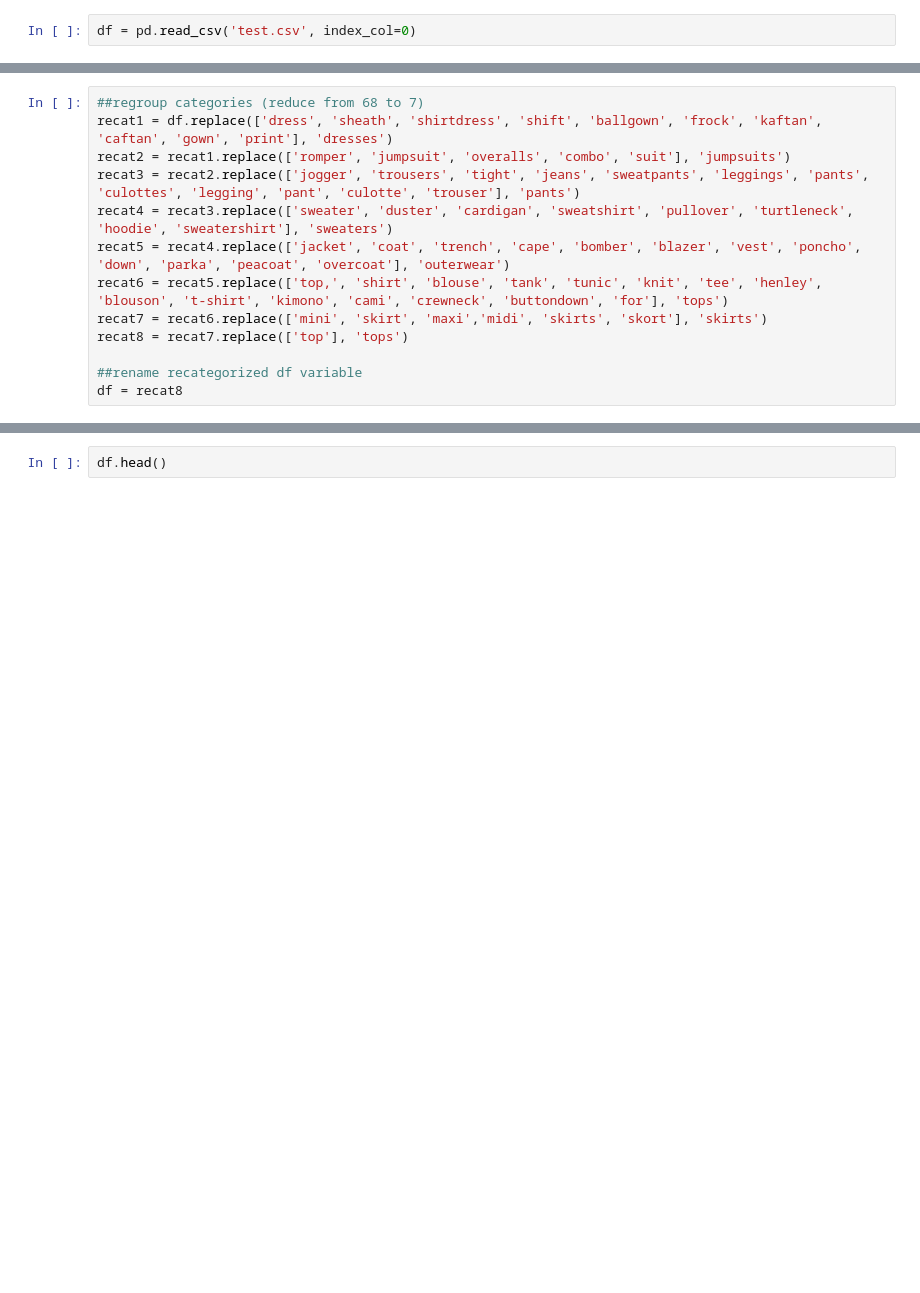
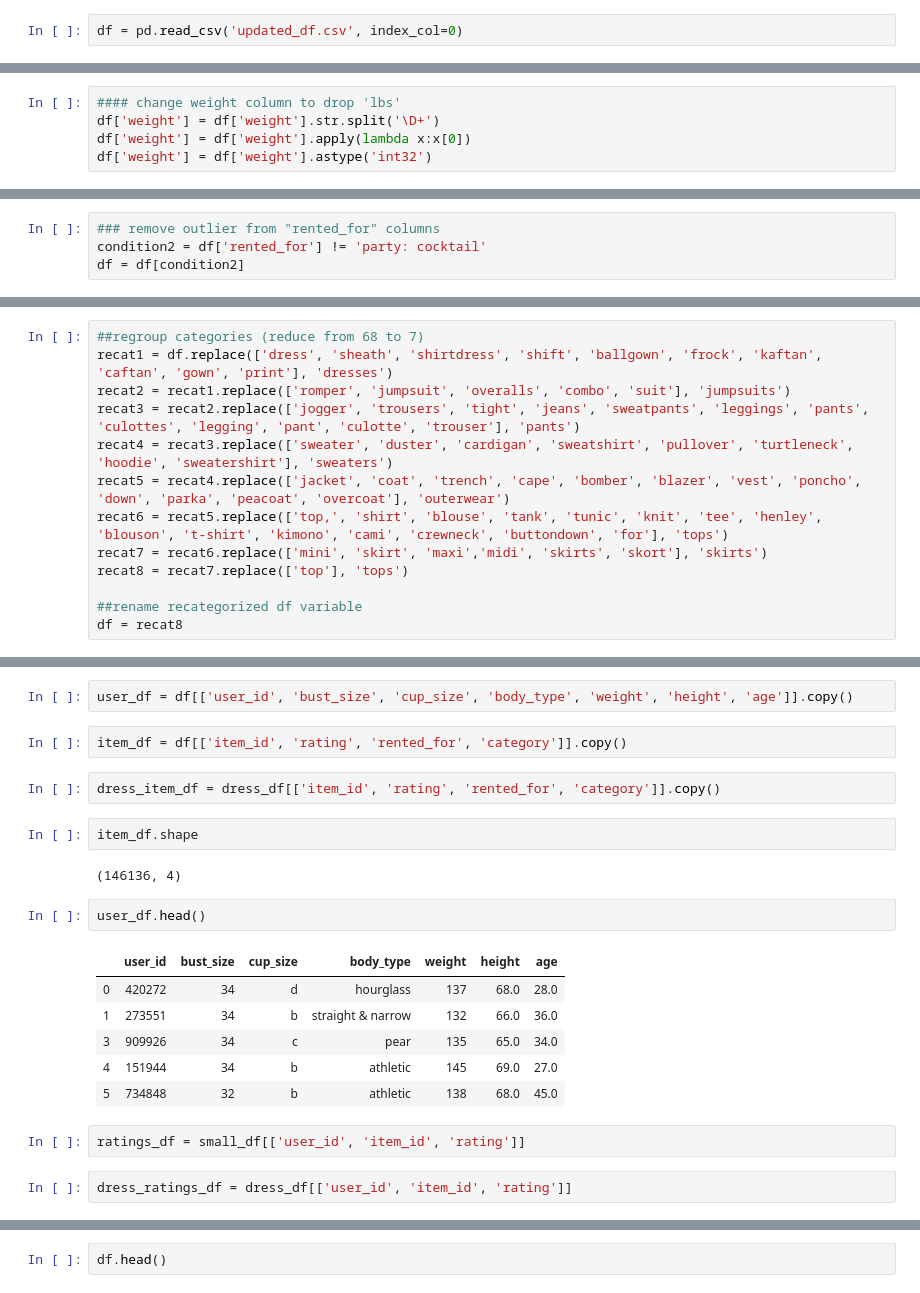
Before and after one commit to FatmaBenYedder/Recommend_The_Runway, a Jupyter notebook: rtr.ipynb, the cells around one changed output, grey strips where cells are left out. Cells and saved outputs as stored; diff of their text form; blank space fills up the shorter version.

```diff
--- a/rtr.ipynb
+++ b/rtr.ipynb
@@ -19,5 +29,5 @@ import re
 # %%
-df = pd.read_csv('test.csv', index_col=0)
+df = pd.read_csv('updated_df.csv', index_col=0)
 # %%
 df.head()
 # %% [output]
@@ -47,0 +40,5 @@ dtype: int64
+# %%
+#### change weight column to drop 'lbs'
+df['weight'] = df['weight'].str.split('\D+')
+df['weight'] = df['weight'].apply(lambda x:x[0])
+df['weight'] = df['weight'].astype('int32')
@@ -47,0 +54,4 @@ dtype: int64
+# %%
+### remove outlier from "rented_for" columns
+condition2 = df['rented_for'] != 'party: cocktail'
+df = df[condition2]
@@ -283,0 +324,23 @@ df = recat8
+# %%
+user_df = df[['user_id', 'bust_size', 'cup_size', 'body_type', 'weight', 'height', 'age']].copy()
+# %%
+item_df = df[['item_id', 'rating', 'rented_for', 'category']].copy()
+# %%
+dress_item_df = dress_df[['item_id', 'rating', 'rented_for', 'category']].copy()
+# %%
+item_df.shape
+# %% [output]
+(146136, 4)
+# %%
+user_df.head()
+# %% [output]
+|  | user_id | bust_size | cup_size | body_type | weight | height | age |
+| 0 | 420272 | 34 | d | hourglass | 137 | 68.0 | 28.0 |
+| 1 | 273551 | 34 | b | straight & narrow | 132 | 66.0 | 36.0 |
+| 3 | 909926 | 34 | c | pear | 135 | 65.0 | 34.0 |
+| 4 | 151944 | 34 | b | athletic | 145 | 69.0 | 27.0 |
+| 5 | 734848 | 32 | b | athletic | 138 | 68.0 | 45.0 |
+# %%
+ratings_df = small_df[['user_id', 'item_id', 'rating']]
+# %%
+dress_ratings_df = dress_df[['user_id', 'item_id', 'rating']]
```
Also changed, not shown: parts of 30 cells of this notebook, 4 other files.
